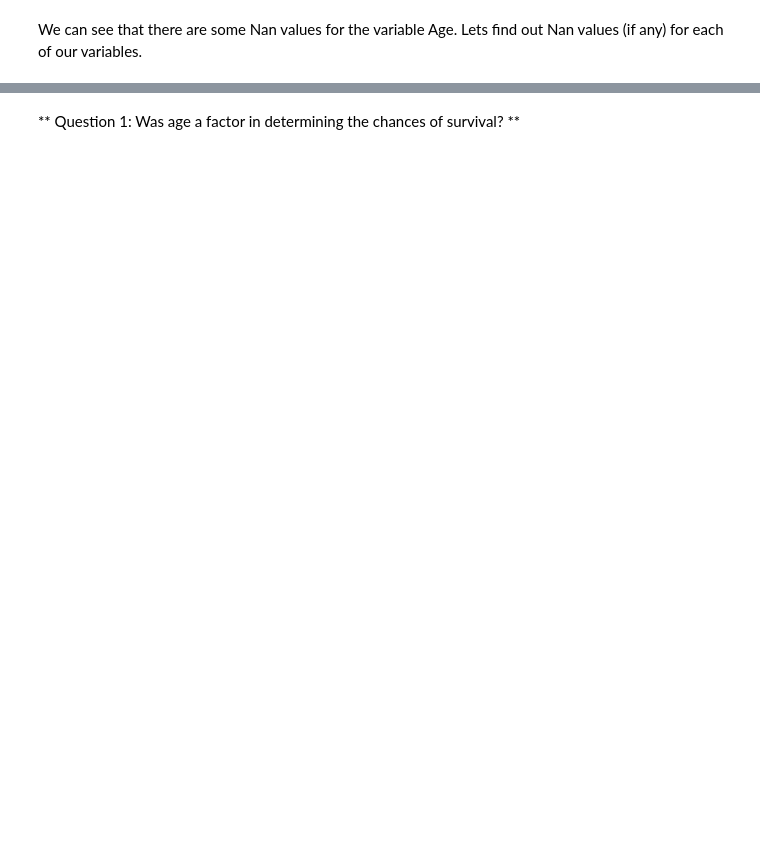
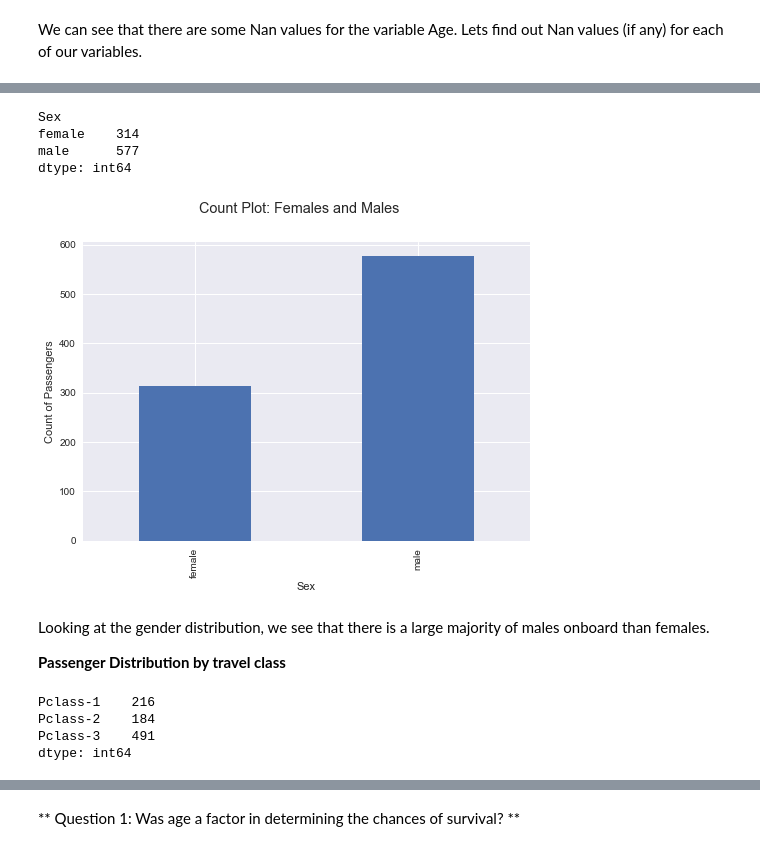
Before and after one commit to naiverav/Udacity---Intro-to-Data-Analysis, a Jupyter notebook: Titanic Data Exploration.ipynb, the cells around one changed output, grey strips where cells are left out. Saved outputs shown, nothing was run; the diff lists cells and outputs as text; code cells hidden in the pictures; blank space fills up the shorter version.

```diff
--- a/Titanic Data Exploration.ipynb
+++ b/Titanic Data Exploration.ipynb
@@ -169,0 +188,28 @@ This shows age is missing for 53 females and 124 males in our dataset. We can ke
+# %%
+agg_sex = titanic_new.groupby('Sex').size() #Grouped and aggregated by Gender
+agg_sex
+# %% [output]
+Sex
+female    314
+male      577
+dtype: int64
+# %%
+#plotting for Gender distribution
+fig=plt.figure()
+fig.suptitle('Count Plot: Females and Males')
+univar_bar(agg_sex)
+# %% [output]
+[figure, added]
+# %% [markdown]
+Looking at the gender distribution, we see that there is a large majority of males onboard than females.
+
+**Passenger Distribution by travel class**
+# %%
+agg_class = titanic_new.groupby('Pclass').size() #grouped and aggregated by Pclass
+agg_class.index = ['Pclass-1', 'Pclass-2', 'Pclass-3']
+agg_class
+# %% [output]
+Pclass-1    216
+Pclass-2    184
+Pclass-3    491
+dtype: int64
```
Also changed, not shown: parts of 28 cells of this notebook.
